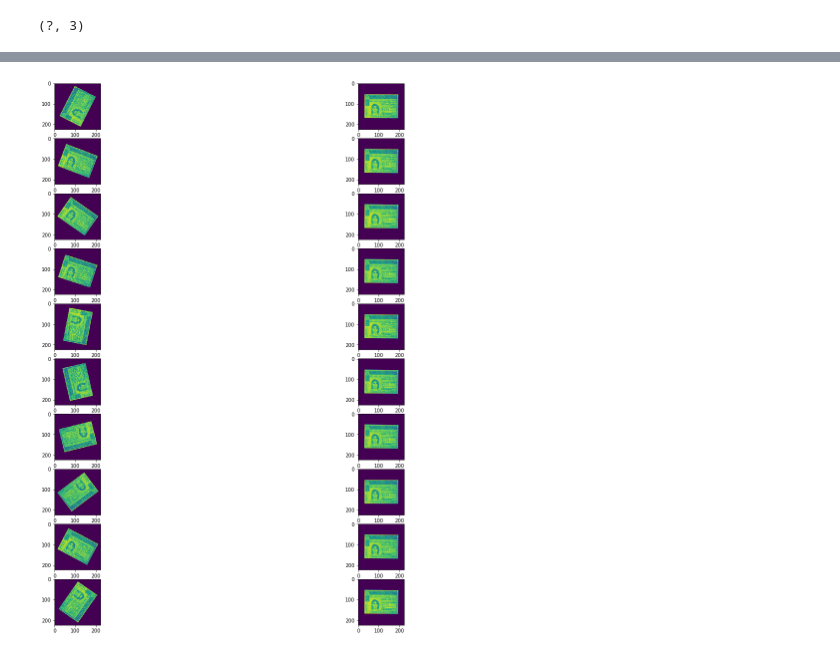
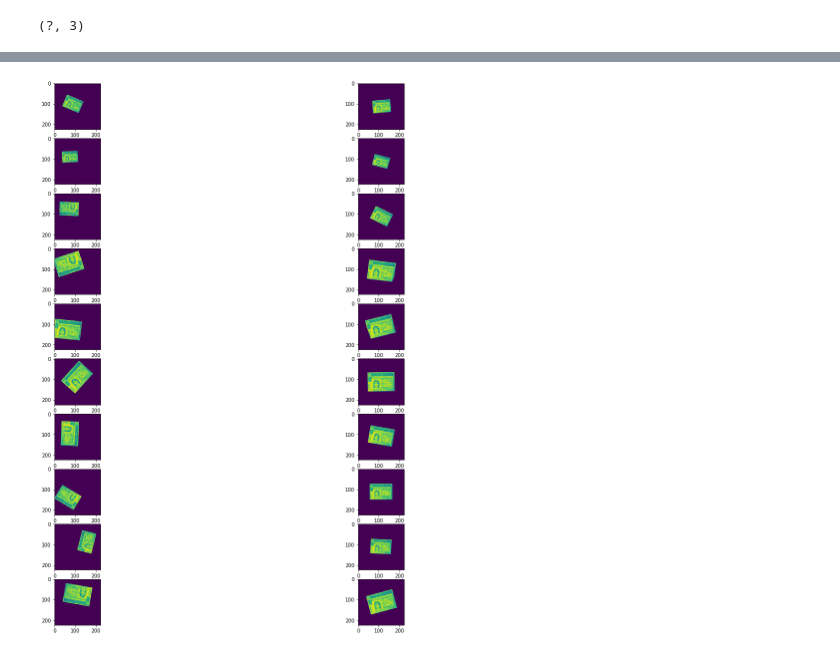
Before and after one commit to miguelcecci/Undo-Rotations, a Jupyter notebook: AlexNet - Test-Copy1.ipynb, the cells around one changed output, grey strips where cells are left out. Saved outputs shown, nothing was run; the diff lists cells and outputs as text; code cells hidden in the pictures.

```diff
--- a/AlexNet - Test-Copy1.ipynb
+++ b/AlexNet - Test-Copy1.ipynb
@@ -31,7 +32,8 @@ def img_rotate(img, angle):
     rotation_matrix = cv.getRotationMatrix2D((num_cols/2, num_rows/2), int(angle*360), 1)
     img_rotation = cv.warpAffine(img, rotation_matrix, (num_cols, num_rows))
     return img_rotation
-
-modacaralha = img_rotate(modacaralha, random.random())
+c = random.random()
+modacaralha = img_rotate(modacaralha, c)
 plt.imshow(modacaralha)
+print(c)
 # %% [output]
@@ -41,9 +43,10 @@ plt.imshow(modacaralha)
 def img_translate(img, a, b):
     rows,cols = img.shape
     M = np.float32([[1,0, 50 - a*100],[0,1, 50 - b*100]])
-    img = cv.warpAffine(img,M,(cols,rows))
-    return img
-
-modacaralha = img_translate(modacaralha, random.random(), random.random())
+    img_ = cv.warpAffine(img,M,(cols,rows))
+    return img_
+a, b = random.random(), random.random()
+modacaralha = img_translate(modacaralha, a, b)
 plt.imshow(modacaralha)
+print(a, b)
 # %% [output]
@@ -53,11 +56,11 @@ plt.imshow(modacaralha)
 def create_batch(img, size):
     batch_x, batch_y = [], []
     for i in range(size):
-        img = img_pad(img, random.random())
+        img_padded = img_pad(img, random.random())
         rotation_val = random.random()
         translate_a = random.random()
         translate_b = random.random()
-        rotated_img = img_rotate(img, rotation_val)
+        rotated_img = img_rotate(img_padded, rotation_val)
         translated_img = img_translate(rotated_img, translate_a, translate_b)
         batch_x.append(translated_img.ravel())
         batch_y.append([rotation_val, translate_a, translate_b])
@@ -126,8 +123,8 @@ saver = tf.train.Saver()
 import time
 
 batch_size = 3
-steps = 200000
-rate = 3e-8
+steps = 1000000
+rate = 3e-6
 
 fig = plt.figure()
 ax = fig.add_subplot(111)
@@ -144,15 +141,20 @@ with tf.Session() as sess:
         sess.run(train, feed_dict=feed)
 
         if i%100 == 0:
+            if i>900000:
+                rate = 3e-7
+            if i>950000:
+                rate = 3e-8
             last_loss = sess.run(loss, feed_dict = feed)
+            print(i)
             print(last_loss)
             pred = sess.run(fc, feed_dict={data_ph:[modacaralha.ravel()]})
             print(pred)
             ax.clear()
-            ax.imshow(img_rotate(img_translate(modacaralha, pred[1], pred[2]), pred[0]))
+            ax.imshow(img_rotate(img_translate(modacaralha, 1-pred[0][1], 1-pred[0][2]), -pred[0][0]))
             fig.canvas.draw()
-    test_batch, _ = create_batch(naosei, 10)
-    final_pred = sess.run(fc, feed_dict={data_ph:test_batch})
+            test_batch, _ = create_batch(naosei, 10)
+            final_pred = sess.run(fc, feed_dict={data_ph:test_batch})
 # %% [output]
 [interactive output not drawn]
 [interactive output not drawn]
@@ -160,13 +178,13 @@ ValueError: setting an array element with a sequence.
 # %%
 %matplotlib inline
 plots = []
 fig = plt.figure(figsize=(20,20))
 __=0
 for i in range(len(final_pred)):
     plots.append(fig.add_subplot(10, 2, __+1))
     plots[__].imshow(test_batch[i].reshape(224,224))
     plots.append(fig.add_subplot(10, 2, __+2))
-    plots[__+1].imshow(img_rotate(test_batch[i].reshape(224, 224), -360*final_pred[i]))
+    plots[__+1].imshow(img_rotate(img_translate(test_batch[i].reshape(224, 224), 1-final_pred[i][1], 1-final_pred[i][2]), -final_pred[i][0]))
     __ += 2
 # %% [output]
-[figure, old version]
+[figure, new version]
```
Also changed, not shown: parts of 5 cells of this notebook.
